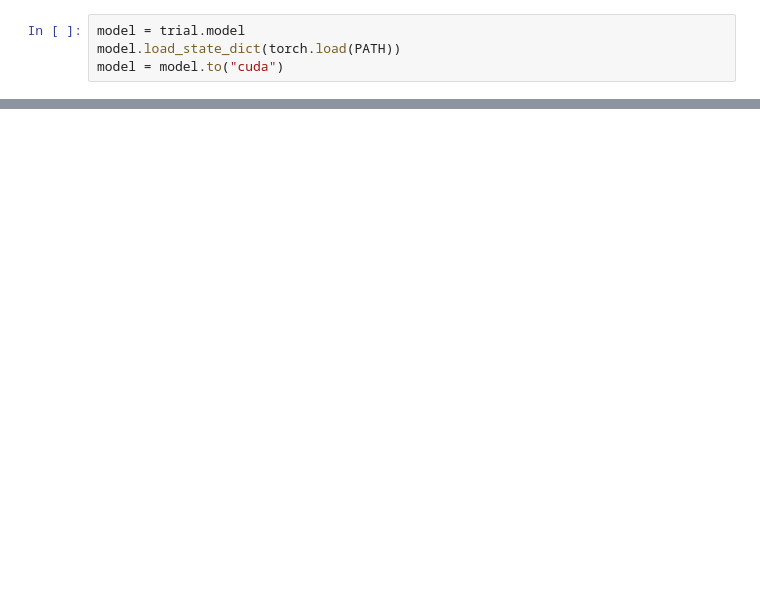
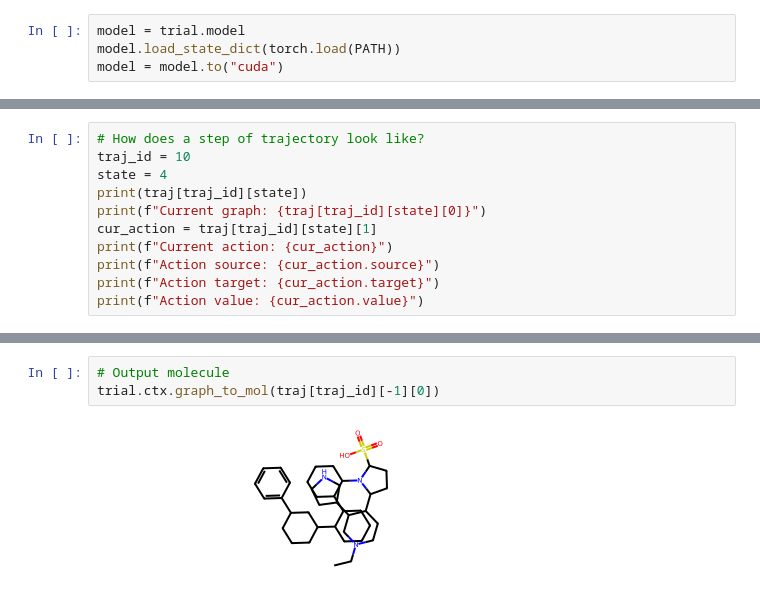
Before and after one commit to Winkielek/gflownet, a Jupyter notebook: notebooks/trajectories.ipynb, the cells around one changed output, grey strips where cells are left out. Drawn from its saved outputs; the diff is of its cells as text; blank space fills up the shorter version.

```diff
--- a/notebooks/trajectories.ipynb
+++ b/notebooks/trajectories.ipynb
@@ -317,0 +333,11 @@ plt.show()
+# %%
+# How does a step of trajectory look like?
+traj_id = 10
+state = 4
+print(traj[traj_id][state])
+print(f"Current graph: {traj[traj_id][state][0]}")
+cur_action = traj[traj_id][state][1]
+print(f"Current action: {cur_action}")
+print(f"Action source: {cur_action.source}")
+print(f"Action target: {cur_action.target}")
+print(f"Action value: {cur_action.value}")
@@ -317,0 +367,5 @@ plt.show()
+# %%
+# Output molecule
+trial.ctx.graph_to_mol(traj[traj_id][-1][0])
+# %% [output]
+[figure, added]
```
Also changed, not shown: parts of 10 cells of this notebook.
